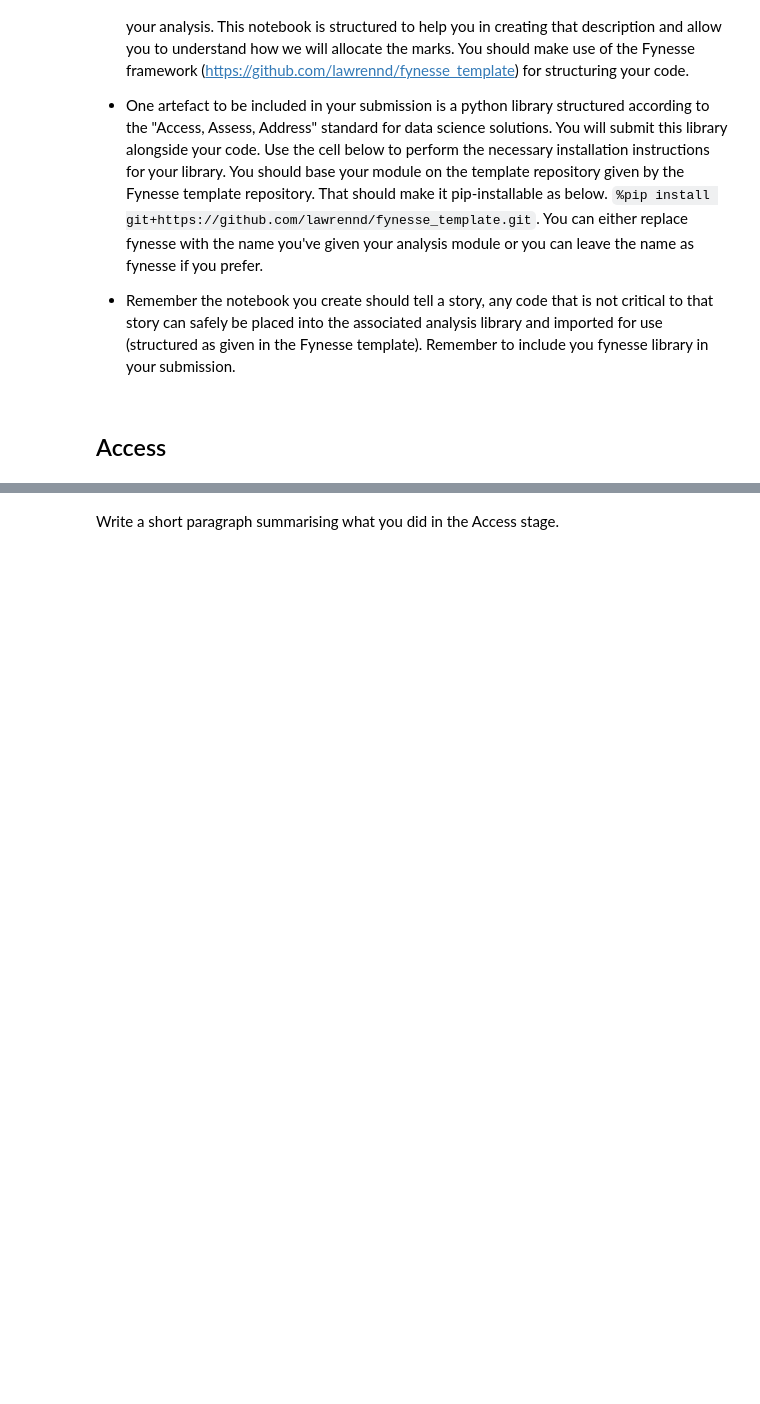
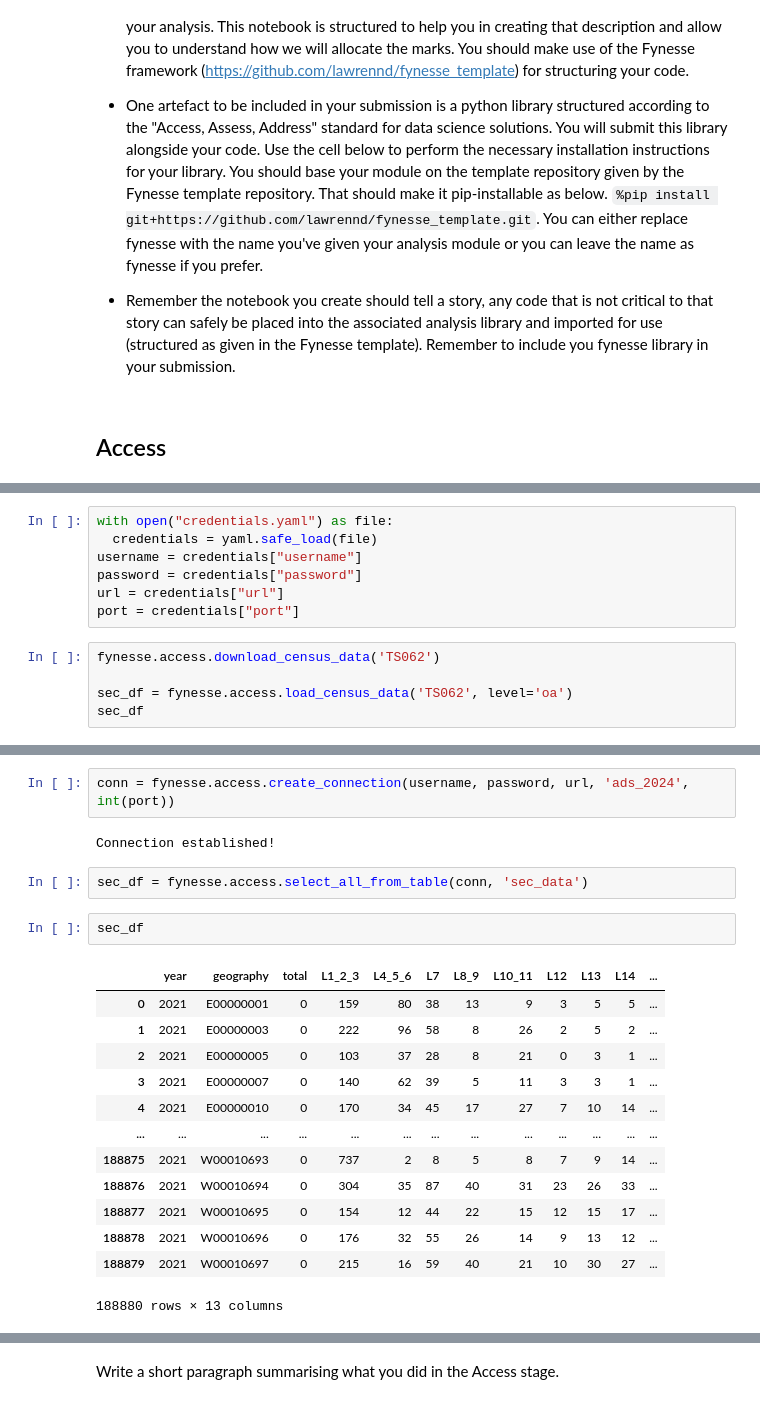
Before and after one commit to ClaireCooper/cjc233_ads_2024, a Jupyter notebook: notebooks/ads_course_assessment.ipynb, the cells around one changed output, grey strips where cells are left out. Cells and saved outputs as stored; diff of their text form; blank space fills up the shorter version.

Commit message:
FA1.1: Upload data to database

```diff
--- a/notebooks/ads_course_assessment.ipynb
+++ b/notebooks/ads_course_assessment.ipynb
@@ -126,0 +170,12 @@ import fynesse
+# %%
+with open("credentials.yaml") as file:
+  credentials = yaml.safe_load(file)
+username = credentials["username"]
+password = credentials["password"]
+url = credentials["url"]
+port = credentials["port"]
+# %%
+fynesse.access.download_census_data('TS062')
+
+sec_df = fynesse.access.load_census_data('TS062', level='oa')
+sec_df
@@ -126,0 +409,22 @@ import fynesse
+# %%
+conn = fynesse.access.create_connection(username, password, url, 'ads_2024', int(port))
+# %% [output]
+Connection established!
+# %%
+sec_df = fynesse.access.select_all_from_table(conn, 'sec_data')
+# %%
+sec_df
+# %% [output]
+|  | year | geography | total | L1_2_3 | L4_5_6 | L7 | L8_9 | L10_11 | L12 | L13 | L14 | ... |
+| 0 | 2021 | E00000001 | 0 | 159 | 80 | 38 | 13 | 9 | 3 | 5 | 5 | ... |
+| 1 | 2021 | E00000003 | 0 | 222 | 96 | 58 | 8 | 26 | 2 | 5 | 2 | ... |
+| 2 | 2021 | E00000005 | 0 | 103 | 37 | 28 | 8 | 21 | 0 | 3 | 1 | ... |
+| 3 | 2021 | E00000007 | 0 | 140 | 62 | 39 | 5 | 11 | 3 | 3 | 1 | ... |
+| 4 | 2021 | E00000010 | 0 | 170 | 34 | 45 | 17 | 27 | 7 | 10 | 14 | ... |
+| ... | ... | ... | ... | ... | ... | ... | ... | ... | ... | ... | ... | ... |
+| 188875 | 2021 | W00010693 | 0 | 737 | 2 | 8 | 5 | 8 | 7 | 9 | 14 | ... |
+| 188876 | 2021 | W00010694 | 0 | 304 | 35 | 87 | 40 | 31 | 23 | 26 | 33 | ... |
+| 188877 | 2021 | W00010695 | 0 | 154 | 12 | 44 | 22 | 15 | 12 | 15 | 17 | ... |
+| 188878 | 2021 | W00010696 | 0 | 176 | 32 | 55 | 26 | 14 | 9 | 13 | 12 | ... |
+| 188879 | 2021 | W00010697 | 0 | 215 | 16 | 59 | 40 | 21 | 10 | 30 | 27 | ... |
+188880 rows × 13 columns
```
Also changed, not shown: parts of 32 cells of this notebook.
